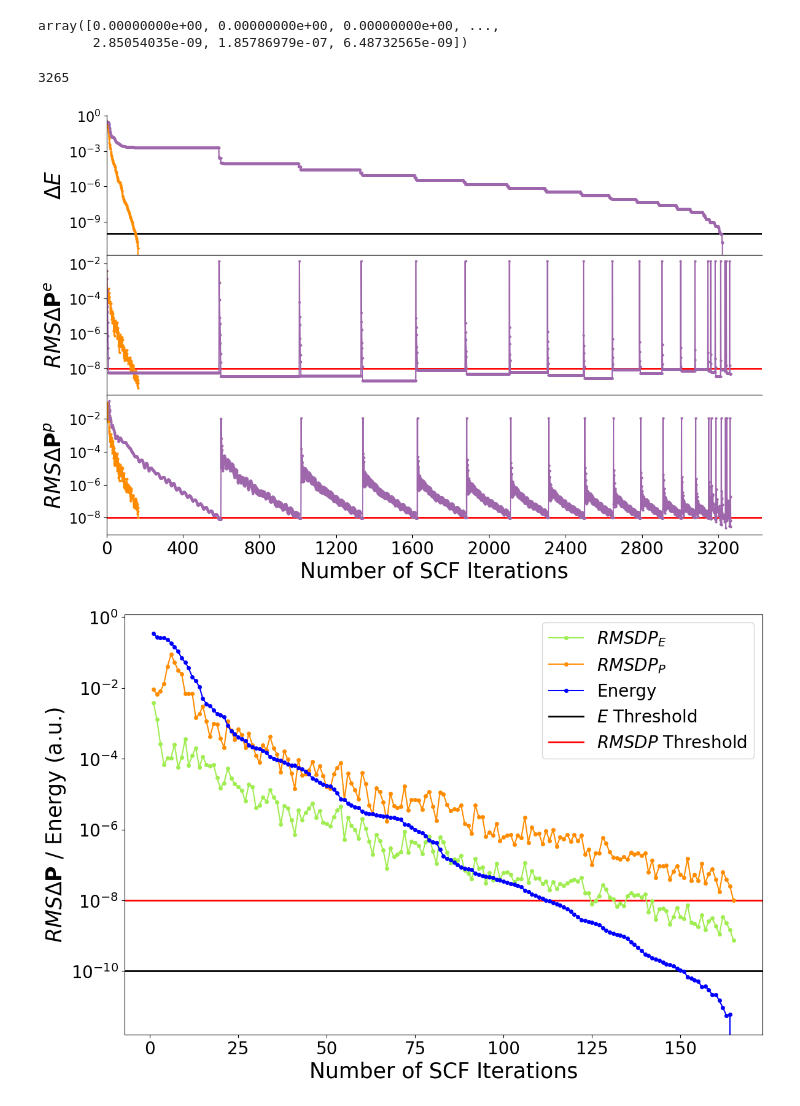
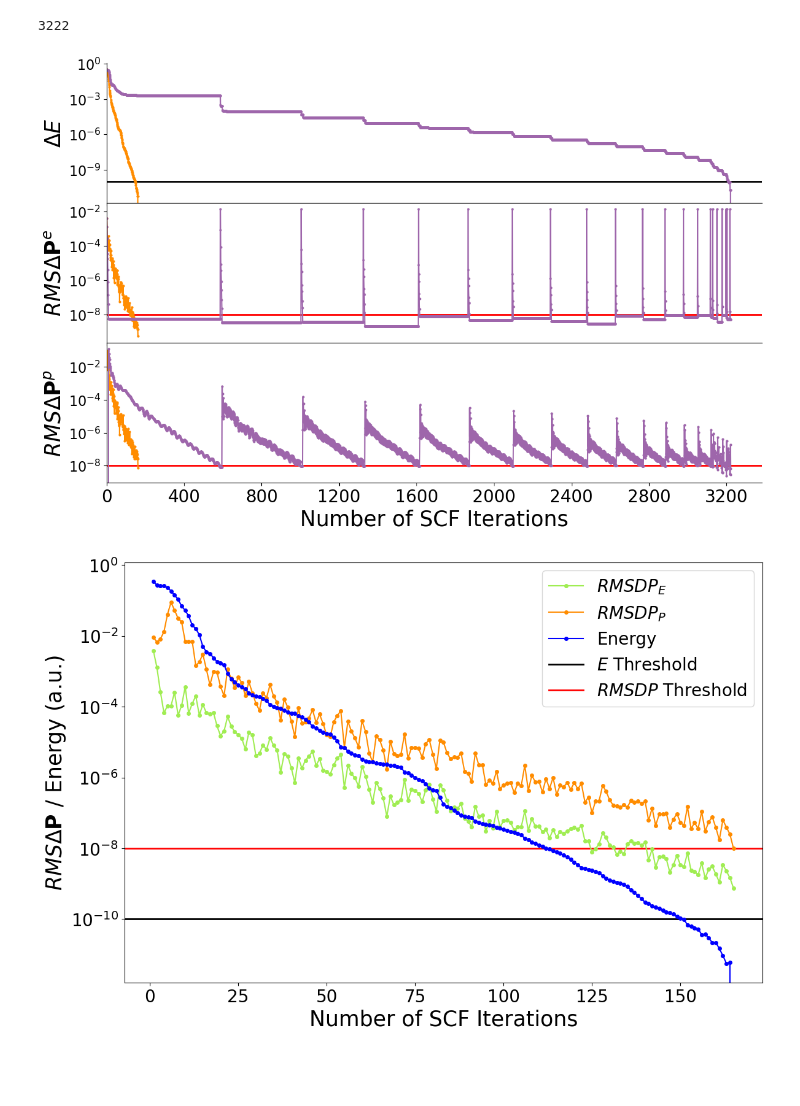
Before and after one commit to aodongliu/NEO-SCF-2ndYearExam, a Jupyter notebook: plotZoomin.ipynb, the cells around one changed output. Drawn from its saved outputs; the diff is of its cells as text; code cells hidden in the pictures; blank space fills up the shorter version.

```diff
--- a/plotZoomin.ipynb
+++ b/plotZoomin.ipynb
@@ -20,10 +24,10 @@ lenpe = zundel_stw_pe_raw.size
 zundel_stw_pe = []
 last_val = zundel_stw_pe_raw[0]
 zundel_stw_pe.append(last_val)
+index_to_keep = []
 for i in range(1,lenpe):
     cur_val = zundel_stw_pe_raw[i]
     if ( not(last_val  >= 10**(-8) and cur_val  <= 10**(-8)) ):
         zundel_stw_pe.append(cur_val)
-    if (last_val  <= 10**(-8) and cur_val  >= 10**(-8)):
-        zundel_stw_pe.pop()
+        index_to_keep.append(i)
     last_val = cur_val
@@ -54,11 +46,8 @@ last_val = zundel_stw_pp_raw[0]
 zundel_stw_pp.append(last_val)
 for i in range(1,lenpp):
     cur_val = zundel_stw_pp_raw[i]
-    if ( not(last_val  >= 10**(-8) and cur_val  <= 10**(-8)) ):
+    if ( i in index_to_keep):
         zundel_stw_pp.append(cur_val)
-    if (last_val  <= 10**(-8) and cur_val  >= 10**(-8)):
-        zundel_stw_pp.pop()
-    last_val = cur_val
 # %%
 len(zundel_stw_pp)
 # %% [output]
@@ -109,5 +54,0 @@ zundel_stw_pp
-# %%
-zundel_stw_pp_raw
-# %% [output]
-array([0.00000000e+00, 0.00000000e+00, 0.00000000e+00, ...,
-       2.85054035e-09, 1.85786979e-07, 6.48732565e-09])
@@ -114,4 +58,4 @@ array([0.00000000e+00, 0.00000000e+00, 0.00000000e+00, ...,
 # %%
-zundel_stw_pe.size
+zundel_stw_iter.size
 # %% [output]
-3265
+3222
@@ -140,7 +80,7 @@ ax[0].spines['right'].set_visible(False)
 ax[0].spines['top'].set_visible(False)
 
 ax[1].plot(zundel_smtd_iter,zundel_smtd_pe[1:],'o-',c='darkorange',ms=2)
-ax[1].plot(zundel_stw_iter2,zundel_stw_pe[1:],'o-',c='#9e66ab',ms=2)
+ax[1].plot(zundel_stw_iter,zundel_stw_pe[1:],'o-',c='#9e66ab',ms=2)
 ax[1].axhline(y=10**(-8),xmin=0,xmax=zundel_stw_iter.size+1,c="red",linewidth=2,zorder=0,label='$RMS \Delta \mathbf{ \mathrm{P} } ^p$ Threshold')
 ax[1].set_yscale("log")
 ax[1].set_ylabel("$RMS \Delta \mathbf{P} ^e$",fontsize=25)
@@ -148,40 +88,40 @@ ax[1].set_ylabel("$RMS \Delta \mathbf{P} ^e$",fontsize=25)
 ax[1].spines['right'].set_visible(False)
 
 ax[2].plot(zundel_smtd_iter,zundel_smtd_pp[1:],'o-',c='darkorange',ms=2)
-ax[2].plot(zundel_stw_iter2[11:],zundel_stw_pp[12:],'o-',c='#9e66ab',ms=2)
+ax[2].plot(zundel_stw_iter,zundel_stw_pp[1:],'o-',c='#9e66ab',ms=2)
 ax[2].axhline(y=10**(-8),xmin=0,xmax=zundel_stw_iter.size+1,c="red",linewidth=2,zorder=0)
 ax[2].set_yscale("log")
 ax[2].set_ylabel("$RMS \Delta \mathbf{P} ^p$",fontsize=25)
 #ax[2].legend(loc='upper right')
 ax[2].set_xlabel("Number of SCF Iterations", fontsize=25)
 ax[2].set_xticks(np.arange(0, zundel_stw_iter.size+1, step=400))
 ax[2].set_xticklabels(ax[2].get_xticks(), rotation=0, size=20)
 ax[2].set_xlim(xmin=0)
 ax[2].spines['right'].set_visible(False)
 
 ax[0].tick_params(axis='y', labelsize=16)
 ax[1].tick_params(axis='y', labelsize=16)
 ax[2].tick_params(axis='y', labelsize=16)
 # # Hide x labels and tick labels for all but bottom plot.
 # for axes in ax:
 #    axes.label_outer()
 
 fig.set_facecolor('w')
 lines_labels = [axes.get_legend_handles_labels() for axes in ax]
 lines, labels = [sum(lol, []) for lol in zip(*lines_labels)]
 #fig.legend(lines, labels,fontsize=20,loc='upper right')
 
 plt.tight_layout()
 plt.savefig('/Users/aodongliu/LiGroup/gaussian/zundel_2AlgCompvsE.pdf', dpi=3600)
 # plt.show()
 
 
 
 #bbox  = legend.get_window_extent().transformed(fig2.dpi_scale_trans.inverted())
 #fig2.savefig(filename, dpi="figure", bbox_inches=bbox, facecolor="w")
         #legend.remove() # removes legend from showing on plot
 # %% [output]
-[figure, old version]
+[figure, new version]
 # %%
 legend = fig.legend(framealpha=0.1)
 
```
Also changed, not shown: parts of 9 cells of this notebook, 14 other files.
